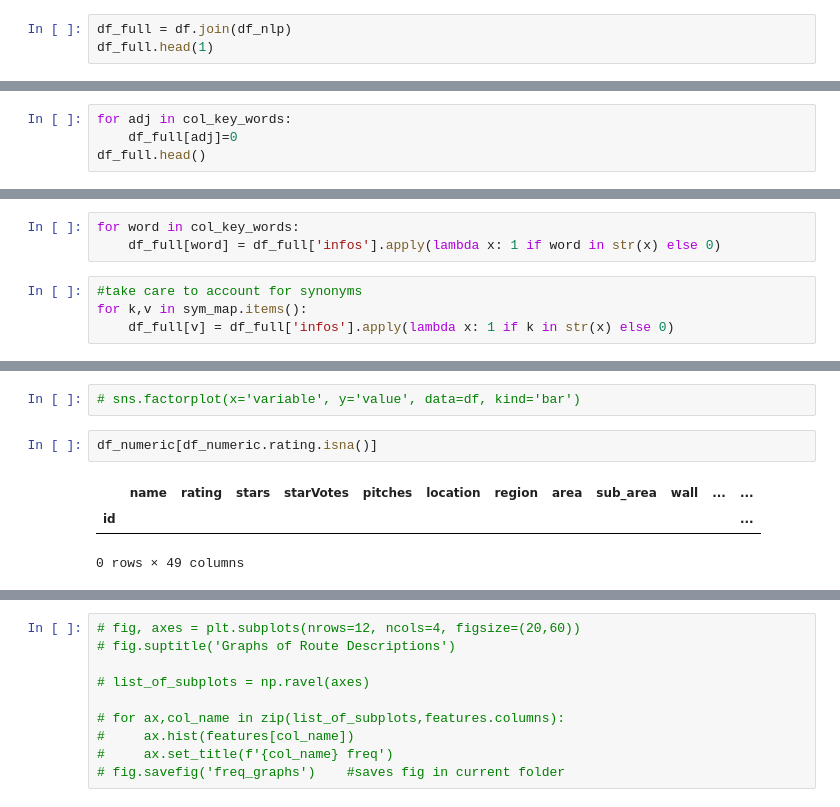
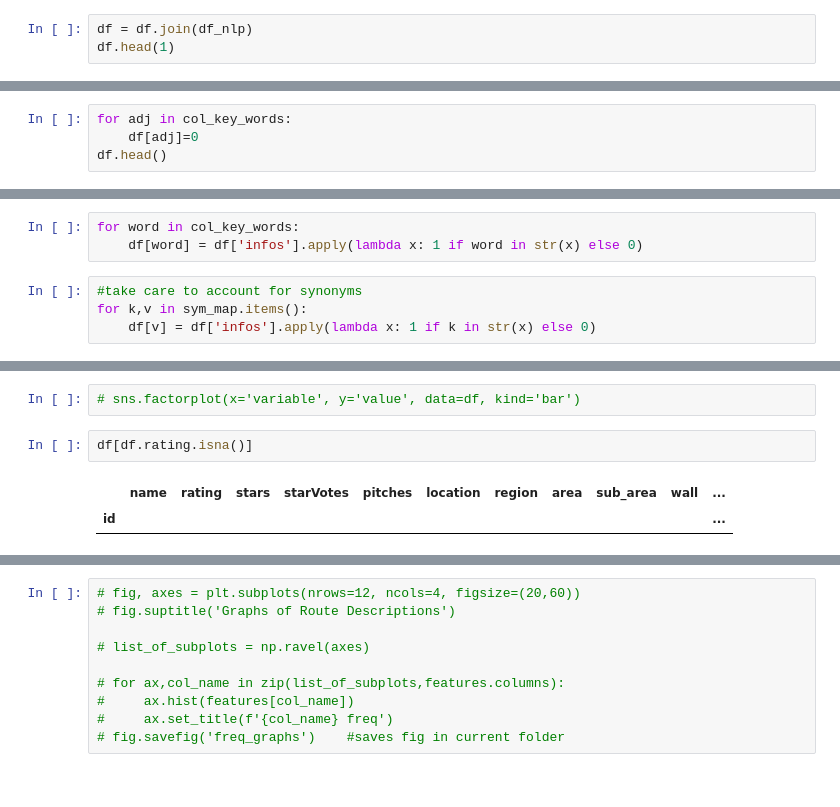
Before and after one commit to gseemann/climb_recommender, a Jupyter notebook: EDA.ipynb, the cells around one changed output, grey strips where cells are left out. Saved outputs shown, nothing was run; the diff lists cells and outputs as text.

```diff
--- a/EDA.ipynb
+++ b/EDA.ipynb
@@ -948,6 +963,6 @@ df_nlp.head(1)
 | id |  |
 | 105714722 | The Central Yellow Wall is a clas... |
 # %%
-df_full = df.join(df_nlp)
-df_full.head(1)
+df = df.join(df_nlp)
+df.head(1)
 # %% [output]
@@ -1004,6 +1016,6 @@ sym_map = {
 #### Start by setting all columns to zero
 # %%
 for adj in col_key_words:
-    df_full[adj]=0
-df_full.head()
+    df[adj]=0
+df.head()
 # %% [output]
@@ -1023,10 +1034,10 @@ df_full.shape
 #### For each col assign 1 if col word found in description
 # %%
 for word in col_key_words:
-    df_full[word] = df_full['infos'].apply(lambda x: 1 if word in str(x) else 0)
+    df[word] = df['infos'].apply(lambda x: 1 if word in str(x) else 0)
 # %%
 #take care to account for synonyms
 for k,v in sym_map.items():
-    df_full[v] = df_full['infos'].apply(lambda x: 1 if k in str(x) else 0)
+    df[v] = df['infos'].apply(lambda x: 1 if k in str(x) else 0)
 # %%
 for word in col_key_words:
@@ -1181,9 +1156,8 @@ plt.savefig('climb_description_type')
 # %%
 # sns.factorplot(x='variable', y='value', data=df, kind='bar')
 # %%
-df_numeric[df_numeric.rating.isna()]
+df[df.rating.isna()]
 # %% [output]
-|  | name | rating | stars | starVotes | pitches | location | region | area | sub_area | wall | ... | ... |
-| id |  |  |  |  |  |  |  |  |  |  |  | ... |
+|  | name | rating | stars | starVotes | pitches | location | region | area | sub_area | wall | ... |
+| id |  |  |  |  |  |  |  |  |  |  | ... |
-0 rows × 49 columns
 # %%
```
Also changed, not shown: parts of 37 cells of this notebook, 8 other files.
